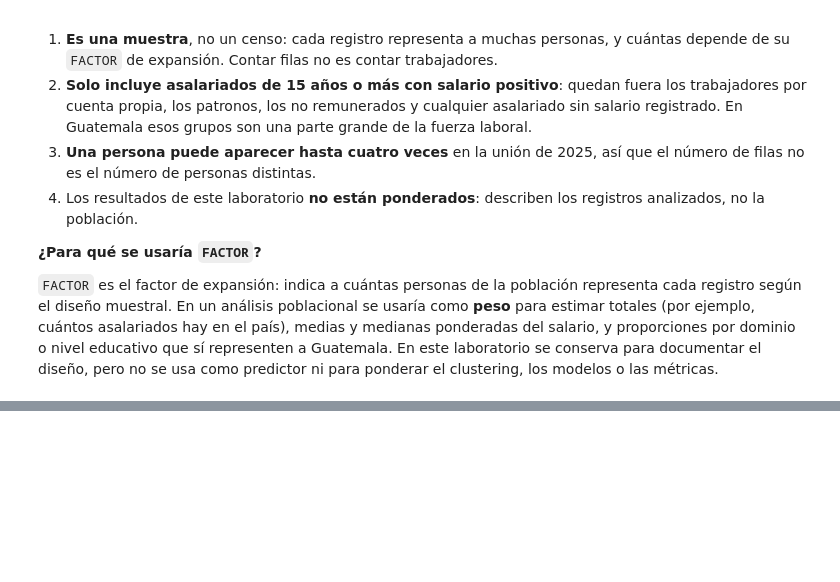
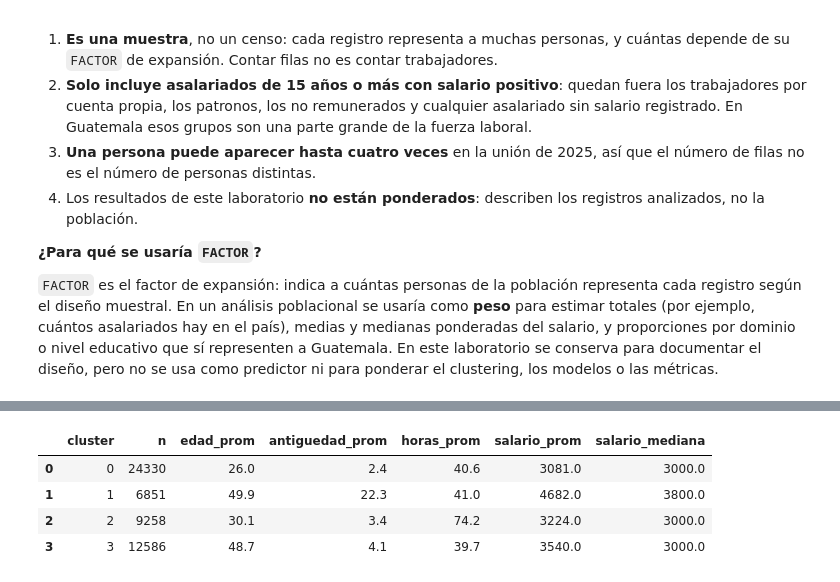
Before and after one commit to Albu231311/Lab7-DS, a Jupyter notebook: notebooks/ej1_nes.ipynb, the cells around one changed output, grey strips where cells are left out. Drawn from its saved outputs; the diff is of its cells as text; code cells hidden in the pictures; blank space fills up the shorter version.

```diff
--- a/notebooks/ej1_nes.ipynb
+++ b/notebooks/ej1_nes.ipynb
@@ -790,0 +995,17 @@ Por varias razones:
+# %%
+perfil_numerico = (df_clusters.groupBy("cluster")
+    .agg(F.count("*").alias("n"),
+         F.round(F.avg("edad"), 1).alias("edad_prom"),
+         F.round(F.avg("antiguedad"), 1).alias("antiguedad_prom"),
+         F.round(F.avg("horas_semanales"), 1).alias("horas_prom"),
+         F.round(F.avg("salario_mensual"), 0).alias("salario_prom"),
+         F.round(F.expr("percentile_approx(salario_mensual, 0.5)"), 0).alias("salario_mediana"))
+    .orderBy("cluster")
+    .toPandas())
+perfil_numerico
+# %% [output]
+|  | cluster | n | edad_prom | antiguedad_prom | horas_prom | salario_prom | salario_mediana |
+| 0 | 0 | 24330 | 26.0 | 2.4 | 40.6 | 3081.0 | 3000.0 |
+| 1 | 1 | 6851 | 49.9 | 22.3 | 41.0 | 4682.0 | 3800.0 |
+| 2 | 2 | 9258 | 30.1 | 3.4 | 74.2 | 3224.0 | 3000.0 |
+| 3 | 3 | 12586 | 48.7 | 4.1 | 39.7 | 3540.0 | 3000.0 |
```
Also changed, not shown: parts of 10 cells of this notebook, 4 other files.
